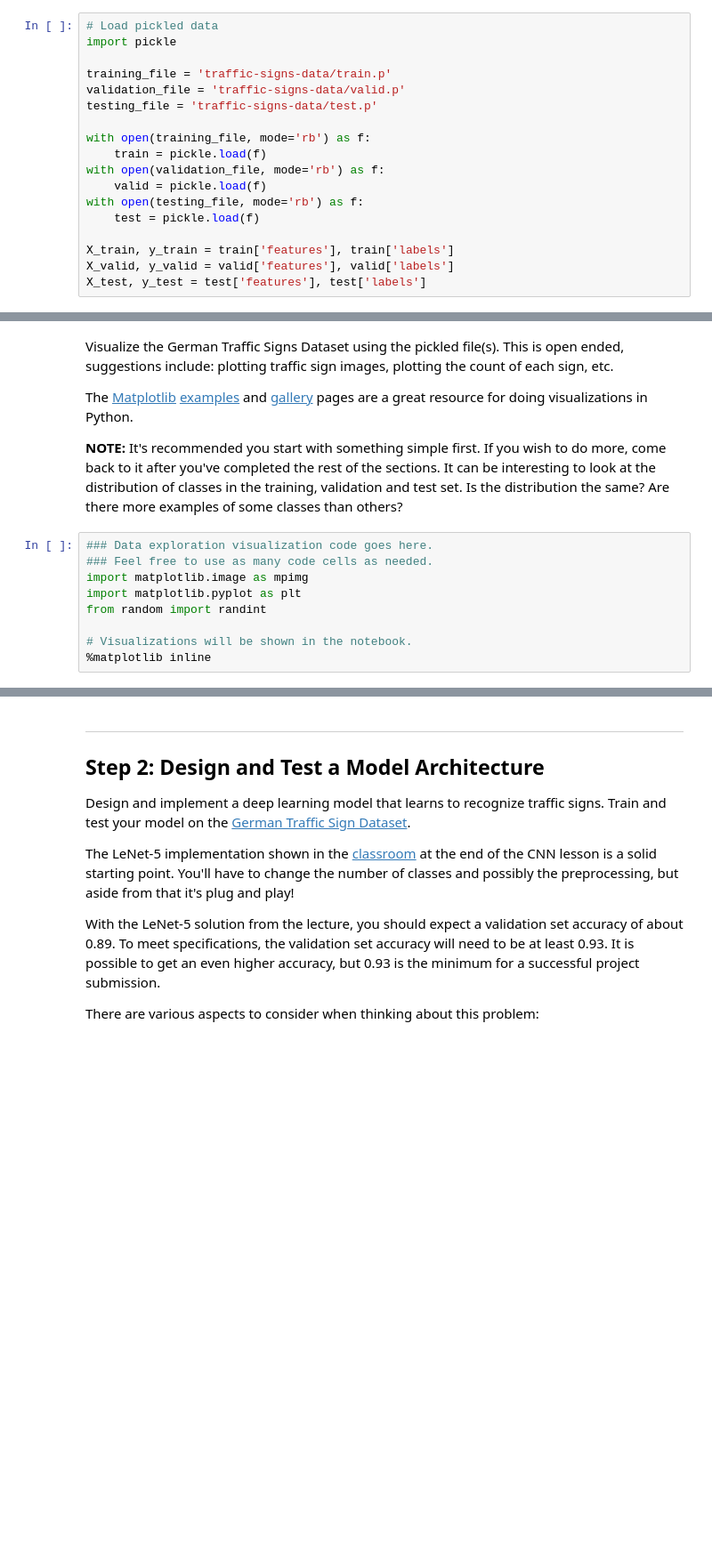
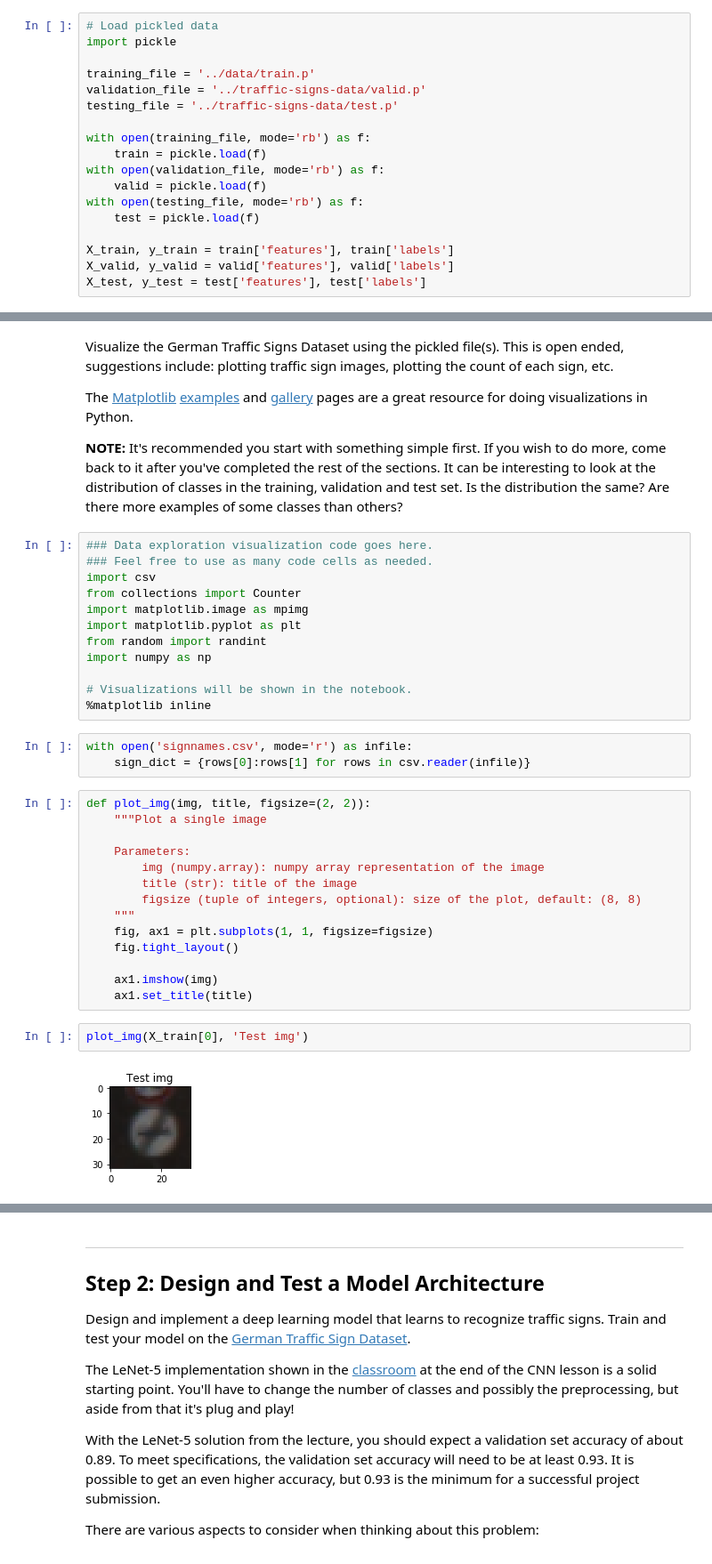
Before and after one commit to markmisener/udacity-self-driving-car-engineer, a Jupyter notebook: p3-traffic-sign-classifier/Traffic_Sign_Classifier.ipynb, the cells around one changed output, grey strips where cells are left out. Shown at 89% size. Cells and saved outputs as stored; diff of their text form; blank space fills up the shorter version.

```diff
--- a/p3-traffic-sign-classifier/Traffic_Sign_Classifier.ipynb
+++ b/p3-traffic-sign-classifier/Traffic_Sign_Classifier.ipynb
@@ -23,9 +23,9 @@ The [rubric](https://review.udacity.com/#!/rubrics/481/view) contains "Stand Out
 # Load pickled data
 import pickle
 
-training_file = 'traffic-signs-data/train.p'
-validation_file = 'traffic-signs-data/valid.p'
-testing_file = 'traffic-signs-data/test.p'
+training_file = '../data/train.p'
+validation_file = '../traffic-signs-data/valid.p'
+testing_file = '../traffic-signs-data/test.p'
 
 with open(training_file, mode='rb') as f:
     train = pickle.load(f)
@@ -91,9 +91,33 @@ The [Matplotlib](http://matplotlib.org/) [examples](http://matplotlib.org/exampl
 # %%
 ### Data exploration visualization code goes here.
 ### Feel free to use as many code cells as needed.
+import csv
+from collections import Counter
 import matplotlib.image as mpimg
 import matplotlib.pyplot as plt
 from random import randint
+import numpy as np
 
 # Visualizations will be shown in the notebook.
 %matplotlib inline
+# %%
+with open('signnames.csv', mode='r') as infile:
+    sign_dict = {rows[0]:rows[1] for rows in csv.reader(infile)}
+# %%
+def plot_img(img, title, figsize=(2, 2)):
+    """Plot a single image
+
+    Parameters:
+        img (numpy.array): numpy array representation of the image
+        title (str): title of the image
+        figsize (tuple of integers, optional): size of the plot, default: (8, 8)
+    """
+    fig, ax1 = plt.subplots(1, 1, figsize=figsize)
+    fig.tight_layout()
+
+    ax1.imshow(img)
+    ax1.set_title(title)
+# %%
+plot_img(X_train[0], 'Test img')
+# %% [output]
+[figure, added]
```
Also changed, not shown: parts of 4 cells of this notebook, 2 other files.
